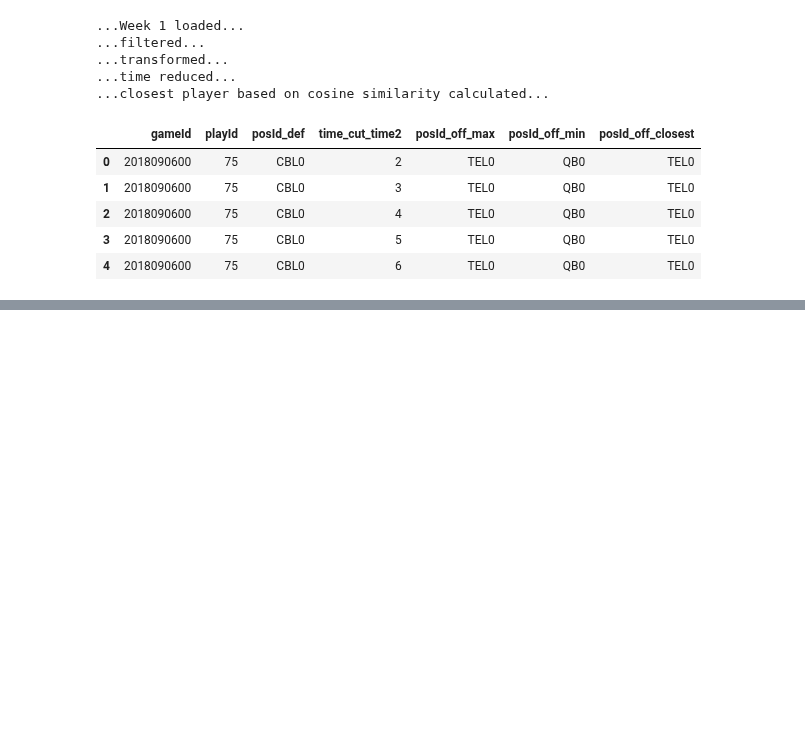
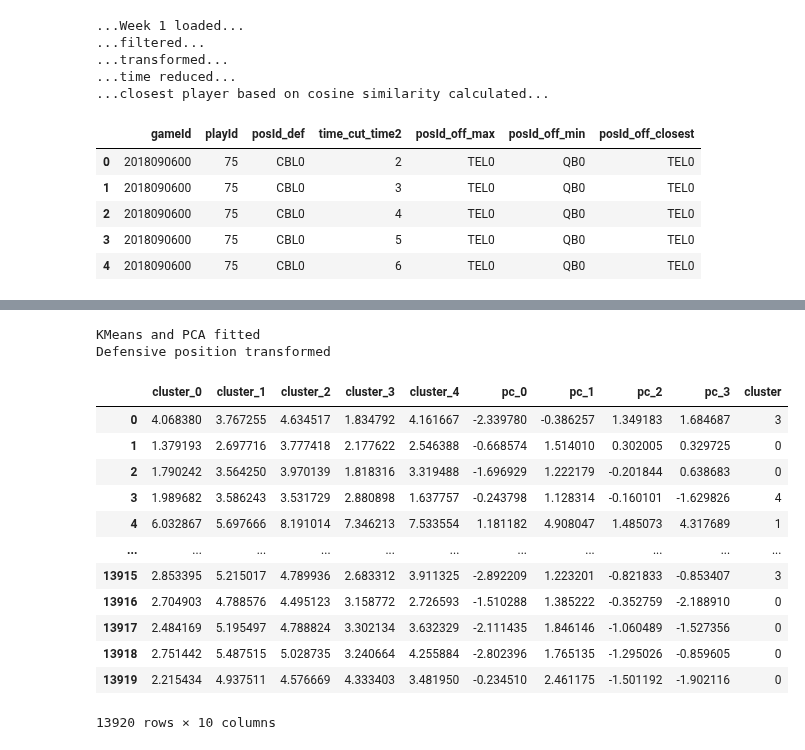
Before and after one commit to andrewbakert/NFL_Pass_Pred, a Jupyter notebook: demo.ipynb, the cells around one changed output, grey strips where cells are left out. Cells and saved outputs as stored; diff of their text form; code cells hidden in the pictures; blank space fills up the shorter version.

```diff
--- a/demo.ipynb
+++ b/demo.ipynb
@@ -199,0 +204,2 @@ Play description: M.Ryan pass short right to J.Jones pushed ob at ATL 30 for 10
+# %%
+prep_pipe = PrepPipe()
@@ -199,0 +210,9 @@ Play description: M.Ryan pass short right to J.Jones pushed ob at ATL 30 for 10
+# %%
+X_train, X_test, y_train, y_test = prep_pipe.clean_data()
+y_train_x = y_train.iloc[:, 0]
+y_yrain_y = y_train.iloc[:, 1]
+y_test_x = y_test.iloc[:, 0]
+y_test_y = y_test.iloc[:, 1]
+# %%
+off_col = prep_pipe.train_test.ofc.drop(['gameId', 'playId', 'gamePlayId', 'week'], axis=1).columns
+def_col = prep_pipe.train_test.dfc.drop(['week', 'index'], axis=1).columns
@@ -199,0 +393,19 @@ Play description: M.Ryan pass short right to J.Jones pushed ob at ATL 30 for 10
+# %%
+defense = DefensiveClustering(pca_variance=0.7)
+defense.fit_transform(X_train[def_col])
+# %% [output]
+KMeans and PCA fitted
+Defensive position transformed
+|  | cluster_0 | cluster_1 | cluster_2 | cluster_3 | cluster_4 | pc_0 | pc_1 | pc_2 | pc_3 | cluster |
+| 0 | 4.068380 | 3.767255 | 4.634517 | 1.834792 | 4.161667 | -2.339780 | -0.386257 | 1.349183 | 1.684687 | 3 |
+| 1 | 1.379193 | 2.697716 | 3.777418 | 2.177622 | 2.546388 | -0.668574 | 1.514010 | 0.302005 | 0.329725 | 0 |
+| 2 | 1.790242 | 3.564250 | 3.970139 | 1.818316 | 3.319488 | -1.696929 | 1.222179 | -0.201844 | 0.638683 | 0 |
+| 3 | 1.989682 | 3.586243 | 3.531729 | 2.880898 | 1.637757 | -0.243798 | 1.128314 | -0.160101 | -1.629826 | 4 |
+| 4 | 6.032867 | 5.697666 | 8.191014 | 7.346213 | 7.533554 | 1.181182 | 4.908047 | 1.485073 | 4.317689 | 1 |
+| ... | ... | ... | ... | ... | ... | ... | ... | ... | ... | ... |
+| 13915 | 2.853395 | 5.215017 | 4.789936 | 2.683312 | 3.911325 | -2.892209 | 1.223201 | -0.821833 | -0.853407 | 3 |
+| 13916 | 2.704903 | 4.788576 | 4.495123 | 3.158772 | 2.726593 | -1.510288 | 1.385222 | -0.352759 | -2.188910 | 0 |
+| 13917 | 2.484169 | 5.195497 | 4.788824 | 3.302134 | 3.632329 | -2.111435 | 1.846146 | -1.060489 | -1.527356 | 0 |
+| 13918 | 2.751442 | 5.487515 | 5.028735 | 3.240664 | 4.255884 | -2.802396 | 1.765135 | -1.295026 | -0.859605 | 0 |
+| 13919 | 2.215434 | 4.937511 | 4.576669 | 4.333403 | 3.481950 | -0.234510 | 2.461175 | -1.501192 | -1.902116 | 0 |
+13920 rows × 10 columns
```
Also changed, not shown: parts of 13 cells of this notebook, 2 other files.
